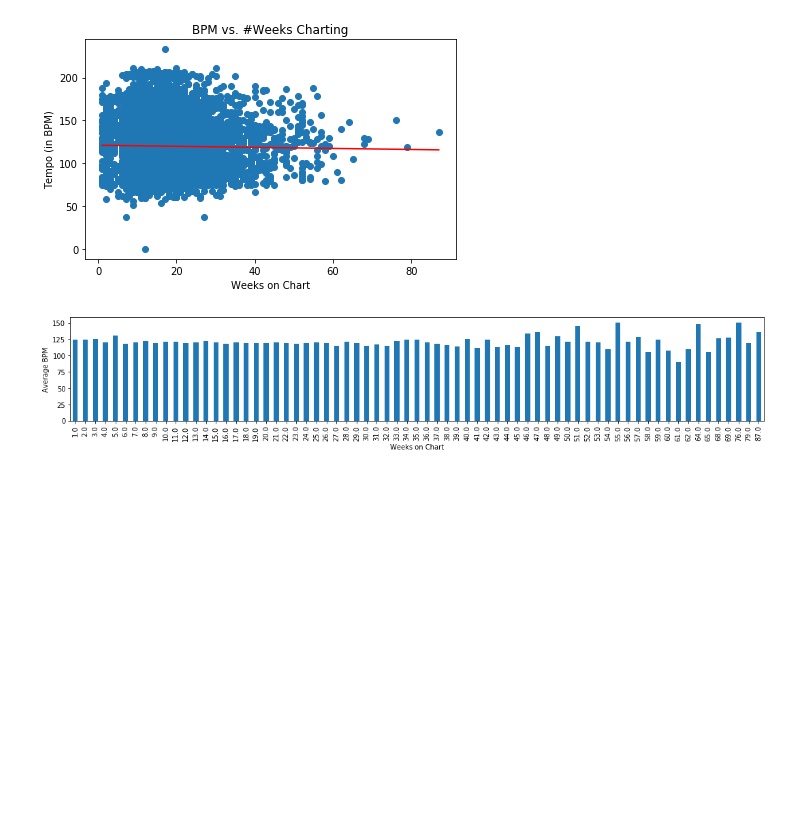
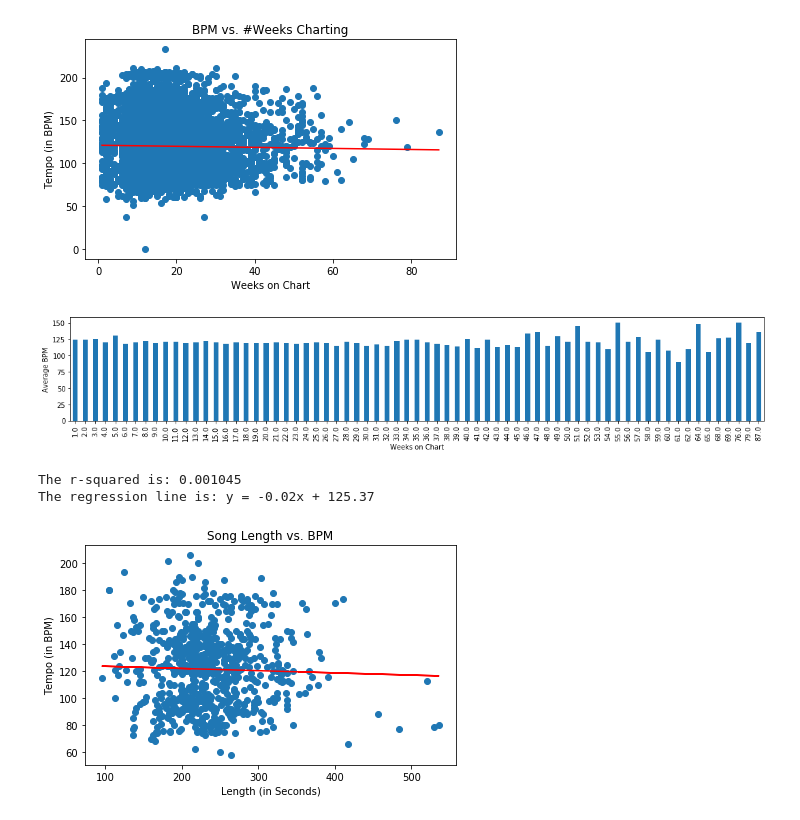
Before and after one commit to LRiceBall/Project-Group-5, a Jupyter notebook: start.ipynb, the cells around one changed output. Saved outputs shown, nothing was run; the diff lists cells and outputs as text; code cells hidden in the pictures; blank space fills up the shorter version.

```diff
--- a/start.ipynb
+++ b/start.ipynb
@@ -256,2 +264,25 @@ plt.tight_layout()
 # %% [output]
 [figure]
+# %%
+compare_df = new_df.sort_values(by="Peak Position")
+compare_df = compare_df.drop_duplicates(["Song"], keep="last")
+
+compare_df["Length"] = compare_df["Length"].apply(convert)
+compare_df["Tempo"] = compare_df["Tempo"].apply(rounding)
+
+compare_df = compare_df.loc[(compare_df["Peak Position"] <= 40)]
+# %%
+x_axis = compare_df["Length"]
+y_axis = compare_df["Tempo"]
+
+plt.scatter(x_axis, y_axis)
+plt.xlabel("Length (in Seconds)")
+plt.ylabel("Tempo (in BPM)")
+plt.title("Song Length vs. BPM")
+regress(x_axis, y_axis)
+plt.tight_layout()
+plt.savefig("Images/LenvsBPM.png")
+# %% [output]
+The r-squared is: 0.001045
+The regression line is: y = -0.02x + 125.37
+[figure, added]
```
Also changed, not shown: parts of 16 cells of this notebook.
